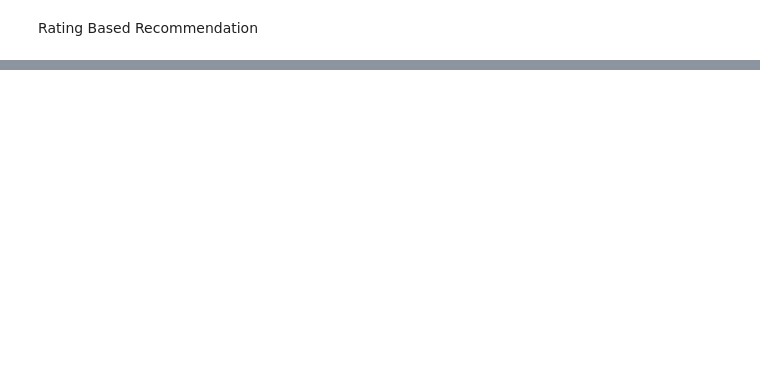
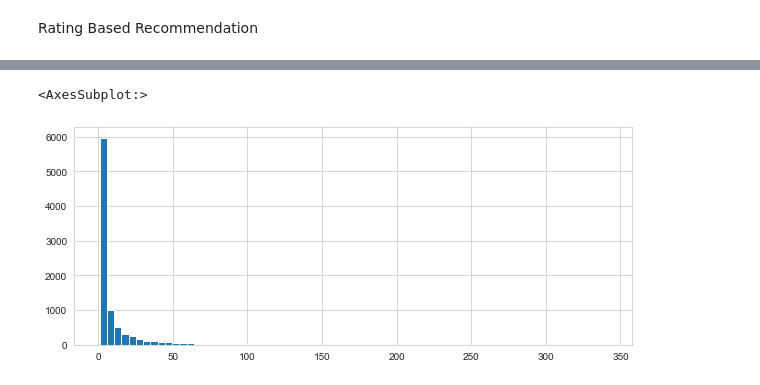
Before and after one commit to andrsdtr/data_exploration, a Jupyter notebook: Jupyter Rating based/Rating Based Recommendation.ipynb, the cells around one changed output, grey strips where cells are left out. Cells and saved outputs as stored; diff of their text form; code cells hidden in the pictures; blank space fills up the shorter version.

Commit message:
rating based recommendation basis

```diff
--- a/Jupyter Rating based/Rating Based Recommendation.ipynb
+++ b/Jupyter Rating based/Rating Based Recommendation.ipynb
@@ -4,4 +4,9 @@ Rating Based Recommendation
 import numpy as np
 import pandas as pd
 import sklearn
+from scipy import sparse
+import matplotlib.pyplot as plt
+import seaborn as sns
+sns.set_style('whitegrid')
+#matplotlib inline
 # %%
@@ -28,0 +77,4 @@ movies_metadata.head()
+# %%
+rating_info = pd.DataFrame(ratings_small.groupby('movieId')['rating'].mean())
+rating_info['count'] = pd.DataFrame(ratings_small.groupby('movieId')['rating'].count())
+rating_info.head()
@@ -28,0 +89,6 @@ movies_metadata.head()
+# %%
+plt.figure(figsize=(10,4))
+rating_info['count'].hist(bins=70)
+# %% [output]
+<AxesSubplot:>
+[figure, added]
```
Also changed, not shown: parts of 21 cells of this notebook.
